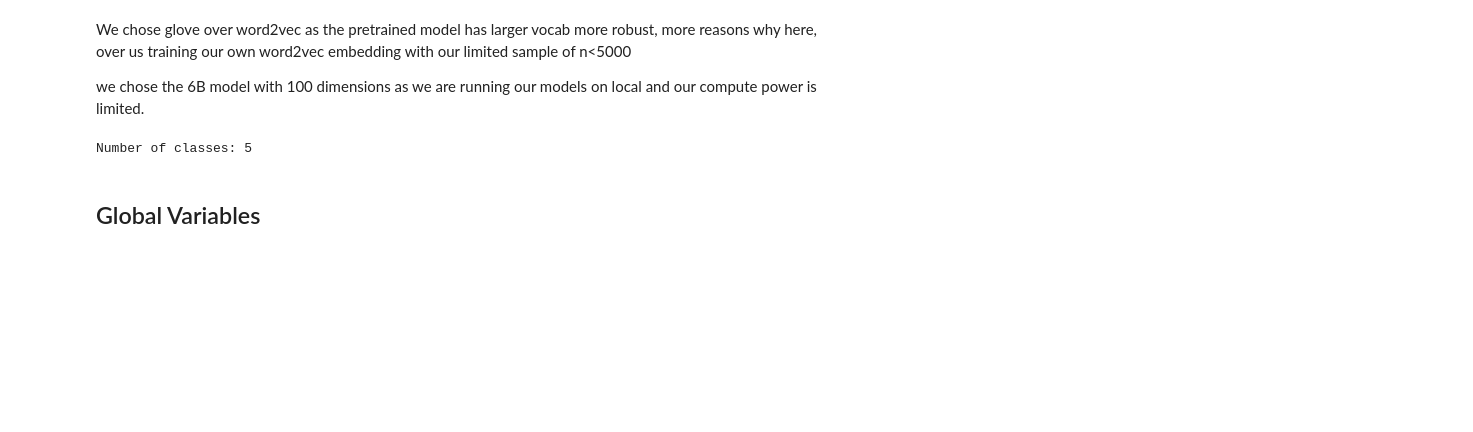
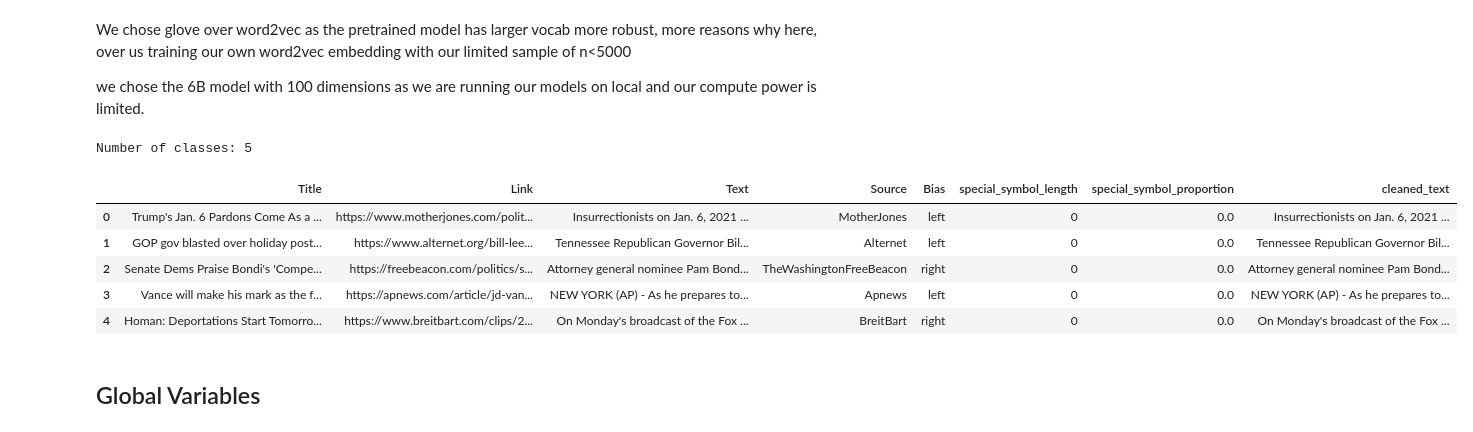
Before and after one commit to foongming/CS5242Project, a Jupyter notebook: lstm.ipynb, the cells around one changed output. Drawn from its saved outputs; the diff is of its cells as text; code cells hidden in the pictures; blank space fills up the shorter version.

```diff
--- a/lstm.ipynb
+++ b/lstm.ipynb
@@ -32,8 +46,8 @@ We chose glove over word2vec as the pretrained model has larger vocab more robus
 we chose the 6B model with 100 dimensions as we are running our models on local and our compute power is limited.
 # %%
 # Load preprocessed data
-train = pd.read_csv('train_preprocessed.csv')
-test = pd.read_csv('test_preprocessed.csv')
+train = pd.read_csv('transformers_train_preprocessed.csv')
+test = pd.read_csv('transformers_test_preprocessed.csv')
 
 train['cleaned_text'] = train['cleaned_text'].astype(str)
 test['cleaned_text'] = test['cleaned_text'].astype(str)
@@ -49,6 +63,16 @@ num_classes = len(label_encoder.classes_)
 print("Number of classes:", num_classes)
 # %% [output]
 Number of classes: 5
+# %%
+# check
+train.head(5)
+# %% [output]
+|  | Title | Link | Text | Source | Bias | special_symbol_length | special_symbol_proportion | cleaned_text |
+| 0 | Trump's Jan. 6 Pardons Come As a ... | https://www.motherjones.com/polit... | Insurrectionists on Jan. 6, 2021 ... | MotherJones | left | 0 | 0.0 | Insurrectionists on Jan. 6, 2021 ... |
+| 1 | GOP gov blasted over holiday post... | https://www.alternet.org/bill-lee... | Tennessee Republican Governor Bil... | Alternet | left | 0 | 0.0 | Tennessee Republican Governor Bil... |
+| 2 | Senate Dems Praise Bondi's 'Compe... | https://freebeacon.com/politics/s... | Attorney general nominee Pam Bond... | TheWashingtonFreeBeacon | right | 0 | 0.0 | Attorney general nominee Pam Bond... |
+| 3 | Vance will make his mark as the f... | https://apnews.com/article/jd-van... | NEW YORK (AP) - As he prepares to... | Apnews | left | 0 | 0.0 | NEW YORK (AP) - As he prepares to... |
+| 4 | Homan: Deportations Start Tomorro... | https://www.breitbart.com/clips/2... | On Monday's broadcast of the Fox ... | BreitBart | right | 0 | 0.0 | On Monday's broadcast of the Fox ... |
 # %% [markdown]
 ## Global Variables
 # %%
```
Also changed, not shown: parts of 22 cells of this notebook.
